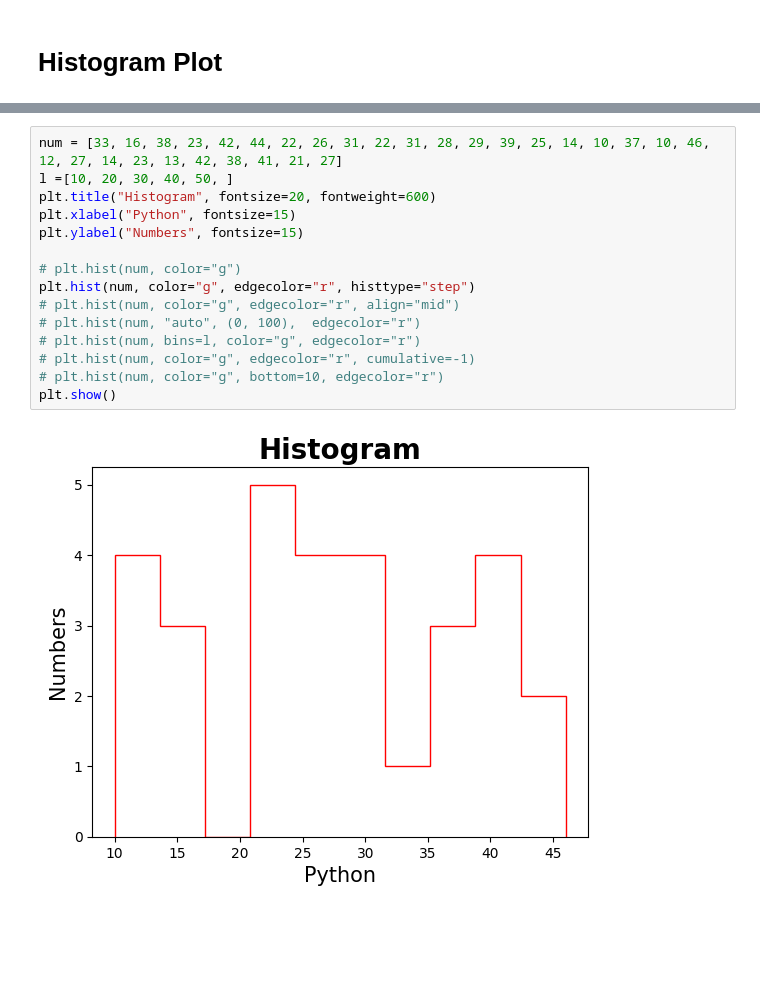
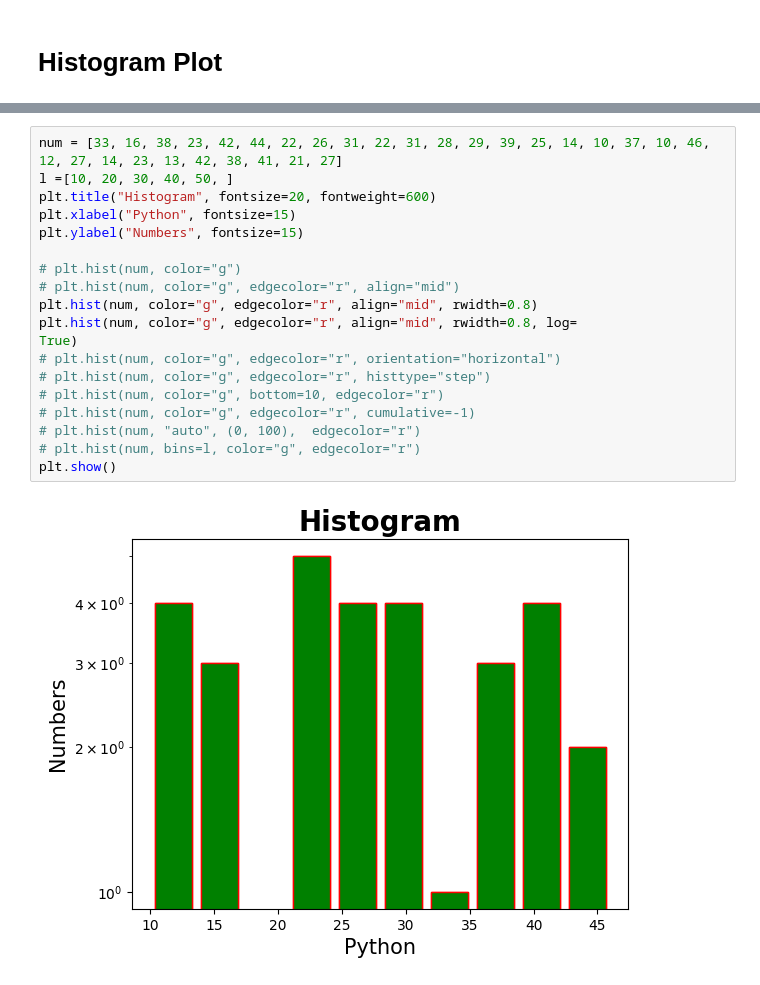
Before and after one commit to rajan-dhinoja/python_libraries, a Jupyter notebook: Matplotlib_Tutorial.ipynb, the cells around one changed output, grey strips where cells are left out. Saved outputs shown, nothing was run; the diff lists cells and outputs as text; blank space fills up the shorter version.

```diff
--- a/Matplotlib_Tutorial.ipynb
+++ b/Matplotlib_Tutorial.ipynb
@@ -115,17 +115,21 @@ print(x)
 # %%
 num = [33, 16, 38, 23, 42, 44, 22, 26, 31, 22, 31, 28, 29, 39, 25, 14, 10, 37, 10, 46, 12, 27, 14, 23, 13, 42, 38, 41, 21, 27]
 l =[10, 20, 30, 40, 50, ]
 plt.title("Histogram", fontsize=20, fontweight=600)
 plt.xlabel("Python", fontsize=15)
 plt.ylabel("Numbers", fontsize=15)
 
 # plt.hist(num, color="g")
-plt.hist(num, color="g", edgecolor="r", histtype="step")
 # plt.hist(num, color="g", edgecolor="r", align="mid")
+plt.hist(num, color="g", edgecolor="r", align="mid", rwidth=0.8)
+plt.hist(num, color="g", edgecolor="r", align="mid", rwidth=0.8, log=
+True)
+# plt.hist(num, color="g", edgecolor="r", orientation="horizontal")
+# plt.hist(num, color="g", edgecolor="r", histtype="step")
+# plt.hist(num, color="g", bottom=10, edgecolor="r")
+# plt.hist(num, color="g", edgecolor="r", cumulative=-1)
 # plt.hist(num, "auto", (0, 100),  edgecolor="r")
 # plt.hist(num, bins=l, color="g", edgecolor="r")
-# plt.hist(num, color="g", edgecolor="r", cumulative=-1)
-# plt.hist(num, color="g", bottom=10, edgecolor="r")
 plt.show()
 # %% [output]
-[figure, old version]
+[figure, new version]
```
Also changed, not shown: parts of 1 cell of this notebook.
